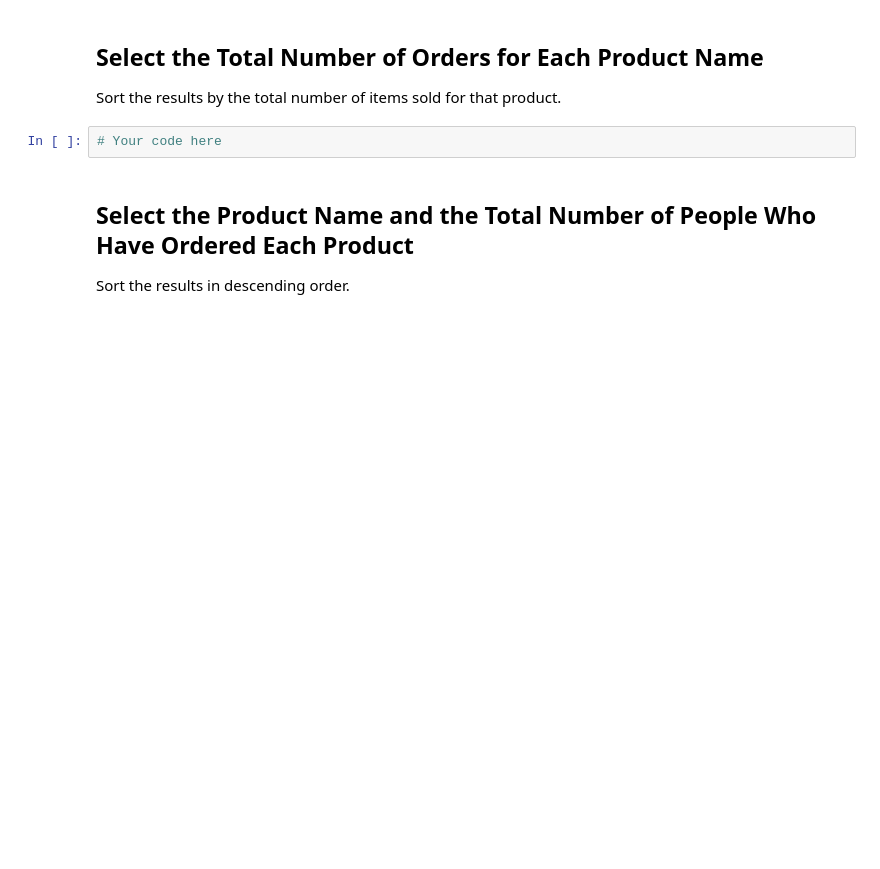
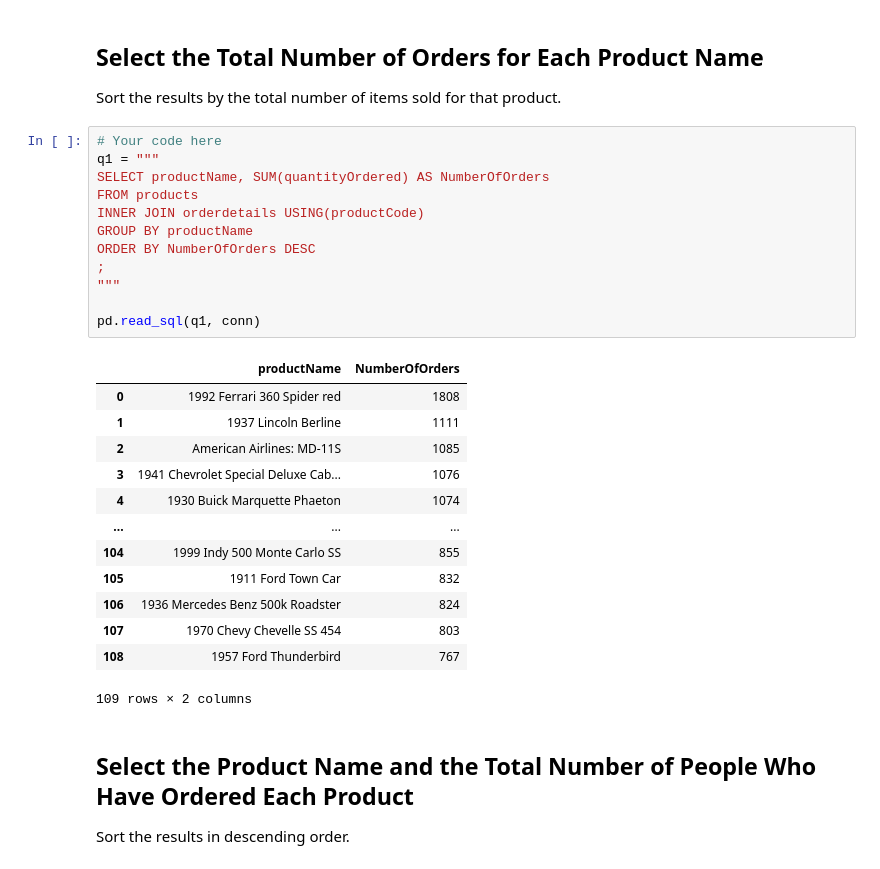
Before and after one commit to leitschuh/DS311-assignments-exercises, a Jupyter notebook: 2. sql-assignment/sql-lab-assignment-2/SQL_Lab_Assignment_2.ipynb, the cells around one changed output. Saved outputs shown, nothing was run; the diff lists cells and outputs as text; blank space fills up the shorter version.

```diff
--- a/2. sql-assignment/sql-lab-assignment-2/SQL_Lab_Assignment_2.ipynb
+++ b/2. sql-assignment/sql-lab-assignment-2/SQL_Lab_Assignment_2.ipynb
@@ -49,8 +61,32 @@ WHERE orderDate = '2003-01-31'
 ## Select the Total Number of Orders for Each Product Name
 
 Sort the results by the total number of items sold for that product.
-# %%
-# Your code here
+# %%
+# Your code here
+q1 = """
+SELECT productName, SUM(quantityOrdered) AS NumberOfOrders
+FROM products
+INNER JOIN orderdetails USING(productCode)
+GROUP BY productName
+ORDER BY NumberOfOrders DESC
+;
+"""
+
+pd.read_sql(q1, conn)
+# %% [output]
+|  | productName | NumberOfOrders |
+| 0 | 1992 Ferrari 360 Spider red | 1808 |
+| 1 | 1937 Lincoln Berline | 1111 |
+| 2 | American Airlines: MD-11S | 1085 |
+| 3 | 1941 Chevrolet Special Deluxe Cab... | 1076 |
+| 4 | 1930 Buick Marquette Phaeton | 1074 |
+| ... | ... | ... |
+| 104 | 1999 Indy 500 Monte Carlo SS | 855 |
+| 105 | 1911 Ford Town Car | 832 |
+| 106 | 1936 Mercedes Benz 500k Roadster | 824 |
+| 107 | 1970 Chevy Chevelle SS 454 | 803 |
+| 108 | 1957 Ford Thunderbird | 767 |
+109 rows × 2 columns
 # %% [markdown]
 ## Select the Product Name and the  Total Number of People Who Have Ordered Each Product
 
```
Also changed, not shown: parts of 7 cells of this notebook, 3 other files.
